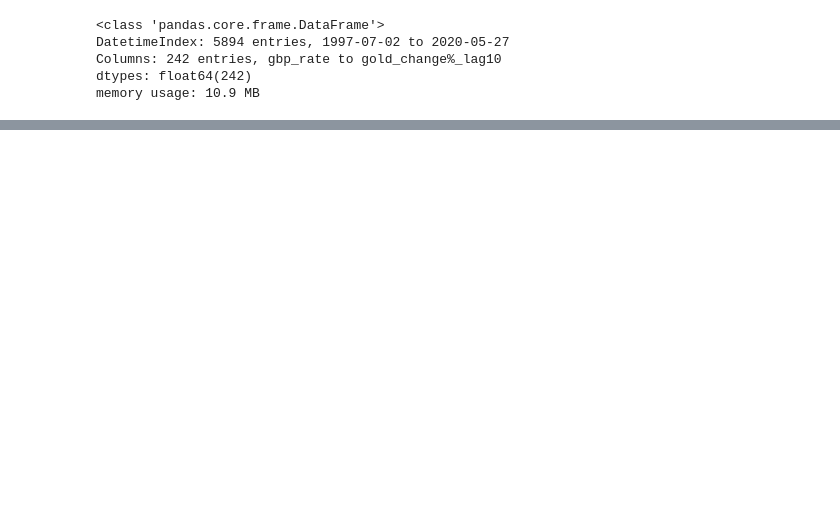
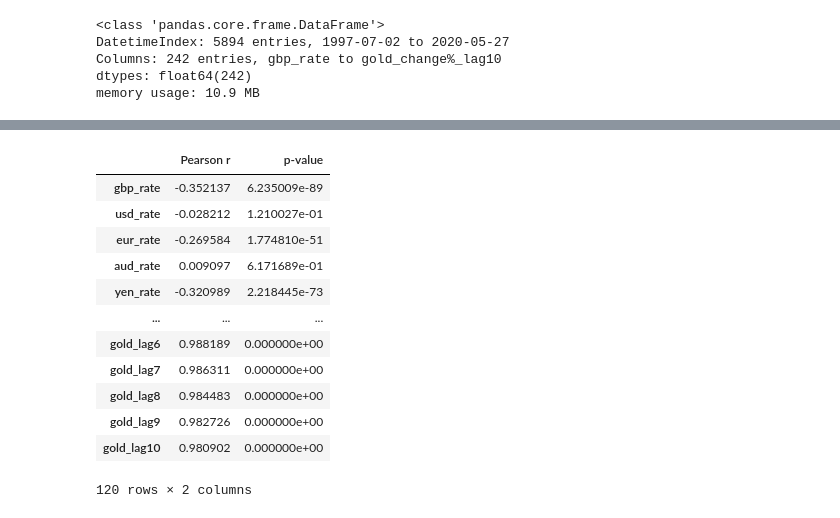
Before and after one commit to jangelchik/interest_equities_gold, a Jupyter notebook: visuals_and_modeling.ipynb, the cells around one changed output, grey strips where cells are left out. Saved outputs shown, nothing was run; the diff lists cells and outputs as text; code cells hidden in the pictures; blank space fills up the shorter version.

```diff
--- a/visuals_and_modeling.ipynb
+++ b/visuals_and_modeling.ipynb
@@ -51,0 +128,24 @@ Australia (AUD): https://www.rba.gov.au/statistics/cash-rate/
+# %%
+def get_r(df_X, y):
+
+    """
+    PARAMETERS:
+
+    df_X: pandas dataframe - all colmuns of float64 type
+    y: arrary, target variable
+
+
+    RETURNS:
+    Dictionary of df_X features and their pearson r and p-values with respect to y
+    """
+
+    d = dict()
+    for col in df_X.columns:
+        r, p = pearsonr(df_X[col],y)
+
+        d[col] = [r,p]
+
+    return d
+# %%
+d_r_raw = get_r(X_raw,y_raw)
+d_r_change = get_r(X_change,y_change)
@@ -51,0 +154,2 @@ Australia (AUD): https://www.rba.gov.au/statistics/cash-rate/
+# %%
+df_r_raw = pd.DataFrame.from_dict(d_r_raw)
@@ -51,0 +163,19 @@ Australia (AUD): https://www.rba.gov.au/statistics/cash-rate/
+# %%
+df_r_raw.rename(index = {0:'Pearson r', 1:'p-value'}, inplace = True)
+# %%
+df_r_raw = df_r_raw.T
+df_r_raw
+# %% [output]
+|  | Pearson r | p-value |
+| gbp_rate | -0.352137 | 6.235009e-89 |
+| usd_rate | -0.028212 | 1.210027e-01 |
+| eur_rate | -0.269584 | 1.774810e-51 |
+| aud_rate | 0.009097 | 6.171689e-01 |
+| yen_rate | -0.320989 | 2.218445e-73 |
+| ... | ... | ... |
+| gold_lag6 | 0.988189 | 0.000000e+00 |
+| gold_lag7 | 0.986311 | 0.000000e+00 |
+| gold_lag8 | 0.984483 | 0.000000e+00 |
+| gold_lag9 | 0.982726 | 0.000000e+00 |
+| gold_lag10 | 0.980902 | 0.000000e+00 |
+120 rows × 2 columns
```
Also changed, not shown: parts of 37 cells of this notebook.
